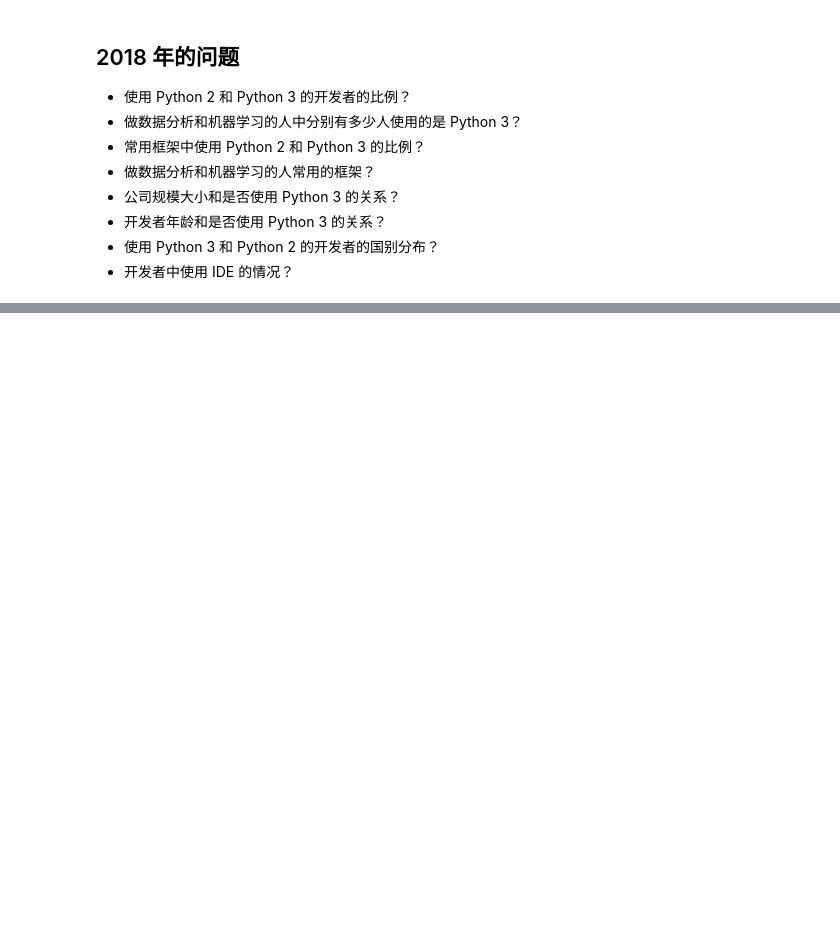
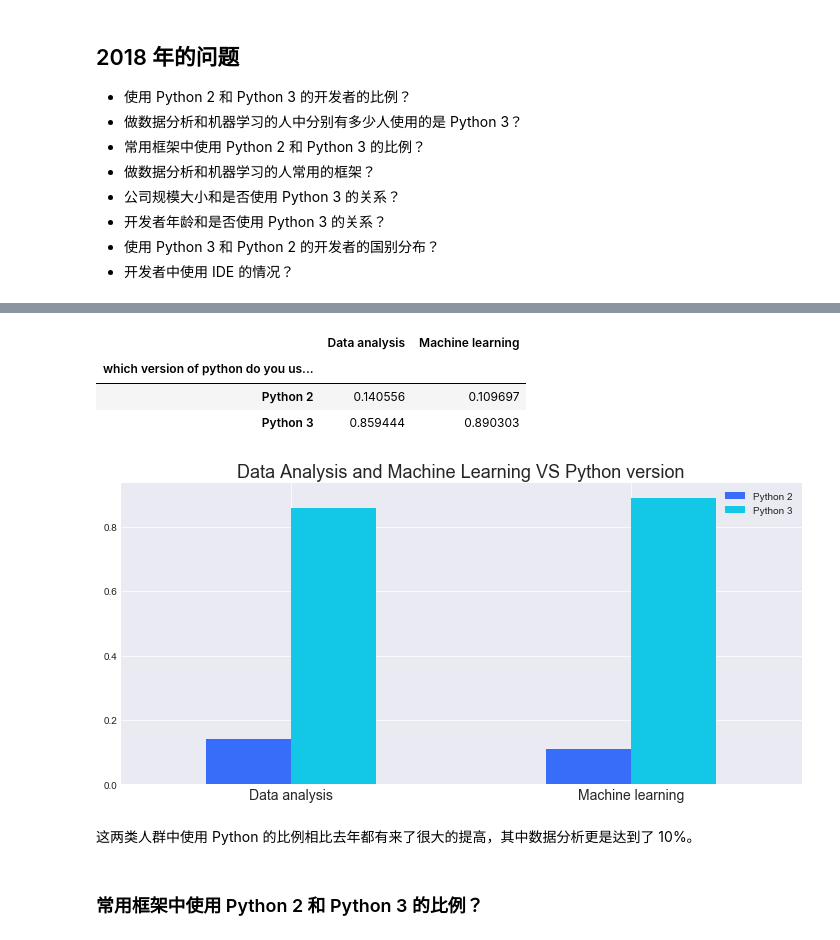
Before and after one commit to secsilm/analyzing-python-survey-2018, a Jupyter notebook: analyzing-python-survey-2018.ipynb, the cells around one changed output, grey strips where cells are left out. Drawn from its saved outputs; the diff is of its cells as text; code cells hidden in the pictures; blank space fills up the shorter version.

```diff
--- a/analyzing-python-survey-2018.ipynb
+++ b/analyzing-python-survey-2018.ipynb
@@ -76,0 +133,10 @@ find_cols(df=survey, kws=['python', 'version'])
+# %%
+version_col = 'which version of python do you use the most?'
+# %%
+python_da_ml = survey[
+    [
+        version_col,
+        "machine learning:what do you use python for?",
+        "data analysis:what do you use python for?",
+    ]
+]
@@ -76,0 +152,6 @@ find_cols(df=survey, kws=['python', 'version'])
+# %%
+python_da = pd.crosstab(
+    python_da_ml[version_col],
+    python_da_ml["data analysis:what do you use python for?"],
+    normalize=True,
+)
@@ -76,0 +165,6 @@ find_cols(df=survey, kws=['python', 'version'])
+# %%
+python_ml = pd.crosstab(
+    python_da_ml[version_col],
+    python_da_ml["machine learning:what do you use python for?"],
+    normalize=True,
+)
@@ -76,0 +190,20 @@ find_cols(df=survey, kws=['python', 'version'])
+# %%
+pd.concat([python_da, python_ml], axis=1)
+# %% [output]
+|  | Data analysis | Machine learning |
+| which version of python do you us... |  |  |
+| Python 2 | 0.140556 | 0.109697 |
+| Python 3 | 0.859444 | 0.890303 |
+# %%
+pd.concat([python_da, python_ml], axis=1).T.plot(kind='bar', figsize=(10, 5), color=sns.color_palette('rainbow'))
+plt.xticks(rotation=0, fontsize=14)
+plt.title('Data Analysis and Machine Learning VS Python version', fontsize=18)
+plt.legend(title=None)
+plt.tight_layout()
+plt.savefig('data-analysis-machine-learning-vs-python-version.png')
+# %% [output]
+[figure, added]
+# %% [markdown]
+这两类人群中使用 Python 的比例相比去年都有来了很大的提高，其中数据分析更是达到了 10%。
+# %% [markdown]
+### 常用框架中使用 Python 2 和 Python 3 的比例？
```
Also changed, not shown: parts of 21 cells of this notebook, 3 other files.
